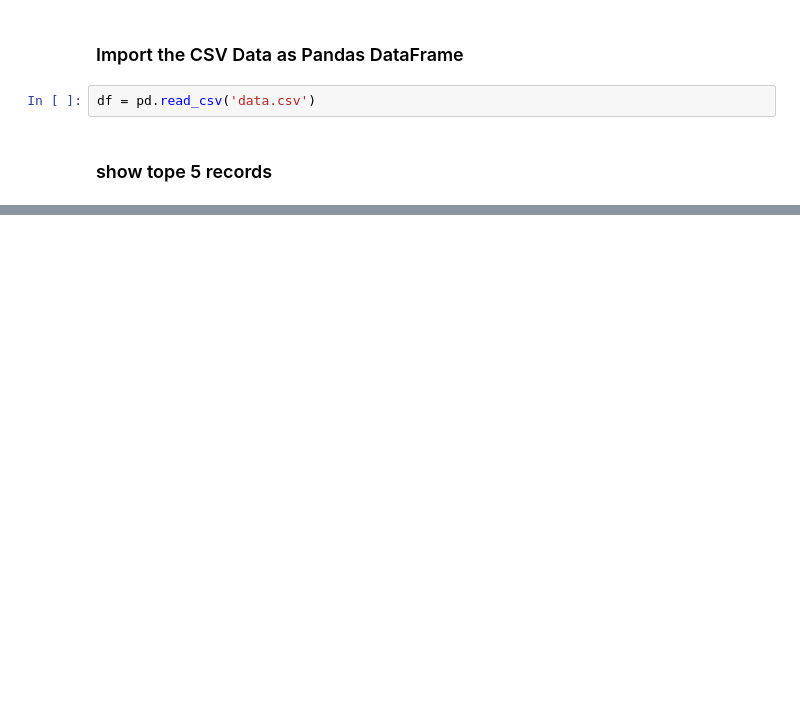
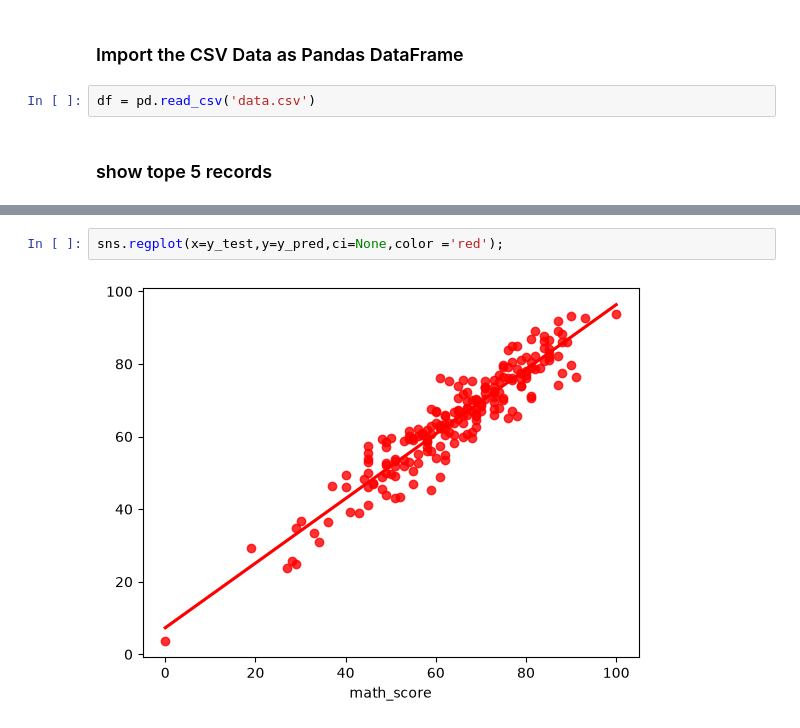
Before and after one commit to gebre-a/ML_project, a Jupyter notebook: notebook/2. MODEL TRAINING.ipynb, the cells around one changed output, grey strips where cells are left out. Drawn from its saved outputs; the diff is of its cells as text; blank space fills up the shorter version.

```diff
--- a/notebook/2. MODEL TRAINING.ipynb
+++ b/notebook/2. MODEL TRAINING.ipynb
@@ -57,0 +213,4 @@ ERROR: Failed to build 'catboost' when installing build dependencies for catboos
+# %%
+sns.regplot(x=y_test,y=y_pred,ci=None,color ='red');
+# %% [output]
+[figure, added]
```
Also changed, not shown: parts of 22 cells of this notebook, 8 other files.
